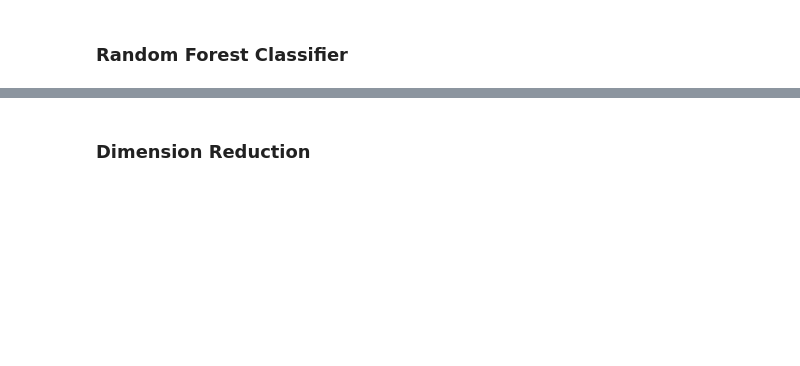
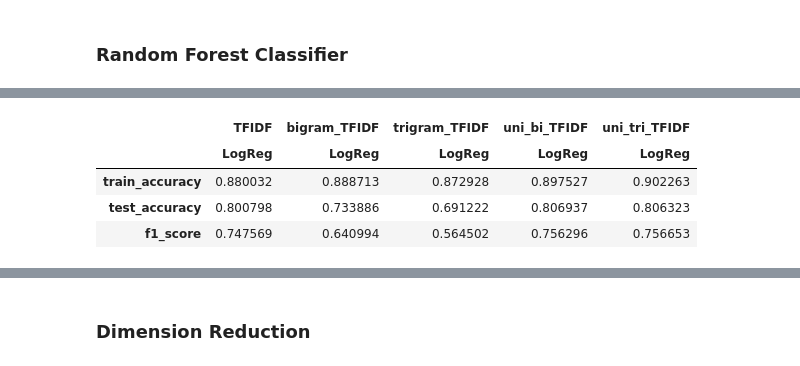
Before and after one commit to barcilla/Capstone_2, a Jupyter notebook: Tweet Classifier: Detecting Disasters.ipynb, the cells around one changed output, grey strips where cells are left out. Cells and saved outputs as stored; diff of their text form; code cells hidden in the pictures; blank space fills up the shorter version.

```diff
--- a/Tweet Classifier: Detecting Disasters.ipynb
+++ b/Tweet Classifier: Detecting Disasters.ipynb
@@ -862,0 +1125,35 @@ Logistic Regression, Random Forest Classifier, and SVC models have the highest a
+# %%
+%%time
+
+uni_tri_tfidf = ColumnTransformer(transformers = [('tfidf', TfidfVectorizer(ngram_range = (1,3)), texts)],
+                                         remainder = MinMaxScaler())
+
+uni_tri_rf = ColumnTransformer(transformers = [('tfidf', TfidfVectorizer(ngram_range = (1,3)), texts)],
+                        remainder = 'passthrough')
+
+lr_pipe_tfidf = make_pipeline(uni_tri_tfidf, LogisticRegression(random_state=34))
+lr_pipe_tfidf.fit(X_train, y_train)
+y_pred = lr_pipe_tfidf.predict(X_test)
+
+performance['uni_tri_TFIDF']['LogReg'] = {}
+performance['uni_tri_TFIDF']['LogReg']['train_accuracy'] = lr_pipe_tfidf.score(X_train,y_train)
+performance['uni_tri_TFIDF']['LogReg']['test_accuracy'] = lr_pipe_tfidf.score(X_test, y_test)
+performance['uni_tri_TFIDF']['LogReg']['f1_score'] = f1_score(y_test, y_pred)
+
+svc_pipe_tfidf = make_pipeline(uni_tri_tfidf, SVC(random_state=34))
+svc_pipe_tfidf.fit(X_train, y_train)
+y_pred = svc_pipe_tfidf.predict(X_test)
+
+performance['uni_tri_TFIDF']['SVC'] = {}
+performance['uni_tri_TFIDF']['SVC']['train_accuracy'] = svc_pipe_tfidf.score(X_train,y_train)
+performance['uni_tri_TFIDF']['SVC']['test_accuracy'] = svc_pipe_tfidf.score(X_test, y_test)
+performance['uni_tri_TFIDF']['SVC']['f1_score'] = f1_score(y_test, y_pred)
+
+rf_pipe_tfidf = make_pipeline(uni_tri_rf, RandomForestClassifier(random_state=34))
+rf_pipe_tfidf.fit(X_train, y_train)
+y_pred = rf_pipe_tfidf.predict(X_test)
+
+performance['uni_tri_TFIDF']['RandomForest'] = {}
+performance['uni_tri_TFIDF']['RandomForest']['train_accuracy'] = rf_pipe_tfidf.score(X_train,y_train)
+performance['uni_tri_TFIDF']['RandomForest']['test_accuracy'] = rf_pipe_tfidf.score(X_test, y_test)
+performance['uni_tri_TFIDF']['RandomForest']['f1_score'] = f1_score(y_test, y_pred)
@@ -862,0 +1163,13 @@ Logistic Regression, Random Forest Classifier, and SVC models have the highest a
+# %%
+ngram_performance = pd.DataFrame.from_dict({(x,y): performance[x][y]
+                       for x in performance.keys()
+                       for y in performance[x].keys()},
+                       orient = 'columns').drop(['CountVectorizer'], axis=1, level=0)
+# %%
+ngram_performance.loc[:, idx[:, 'LogReg']]
+# %% [output]
+|  | TFIDF | bigram_TFIDF | trigram_TFIDF | uni_bi_TFIDF | uni_tri_TFIDF |
+|  | LogReg | LogReg | LogReg | LogReg | LogReg |
+| train_accuracy | 0.880032 | 0.888713 | 0.872928 | 0.897527 | 0.902263 |
+| test_accuracy | 0.800798 | 0.733886 | 0.691222 | 0.806937 | 0.806323 |
+| f1_score | 0.747569 | 0.640994 | 0.564502 | 0.756296 | 0.756653 |
```
Also changed, not shown: parts of 78 cells of this notebook.
